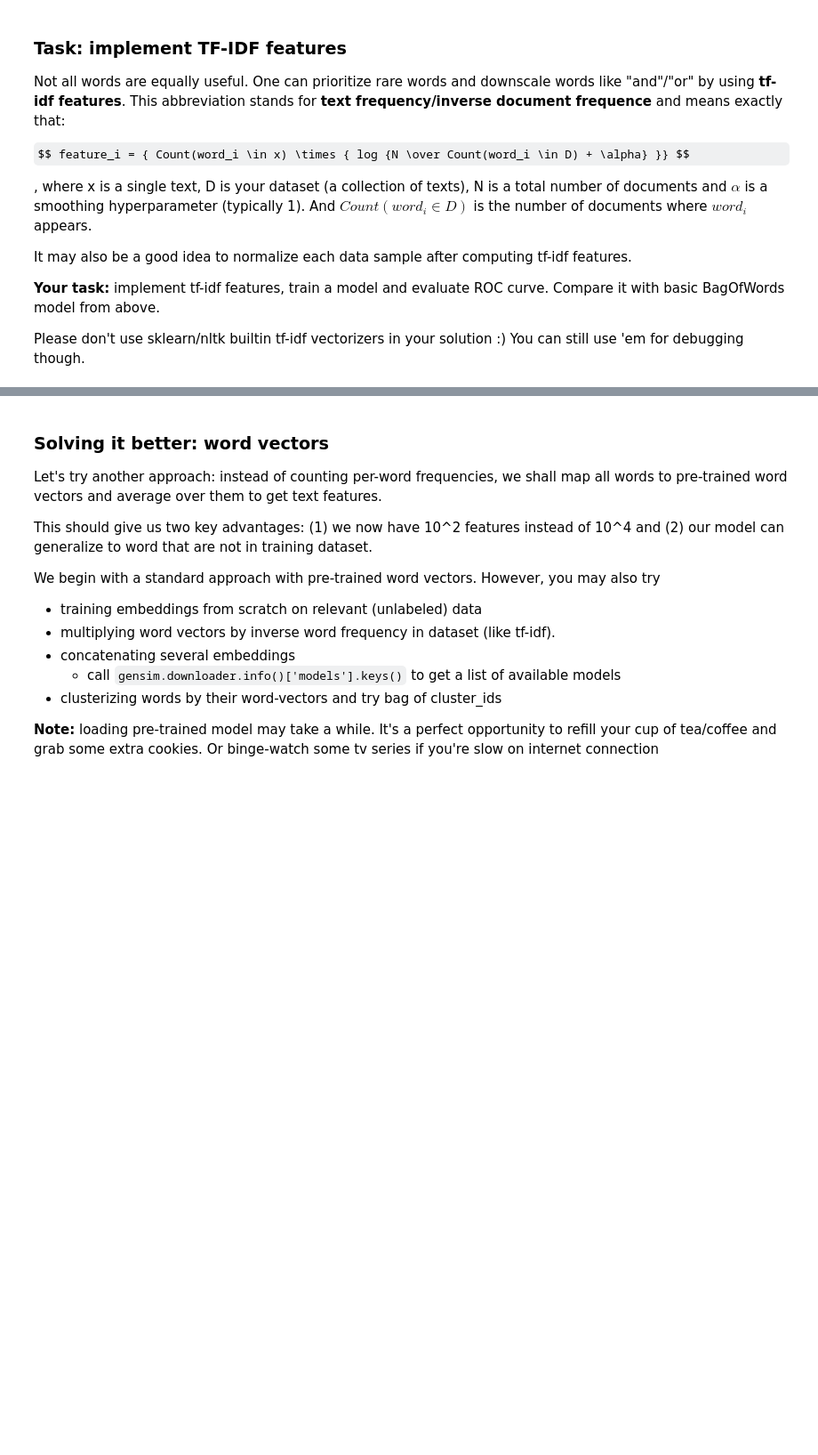
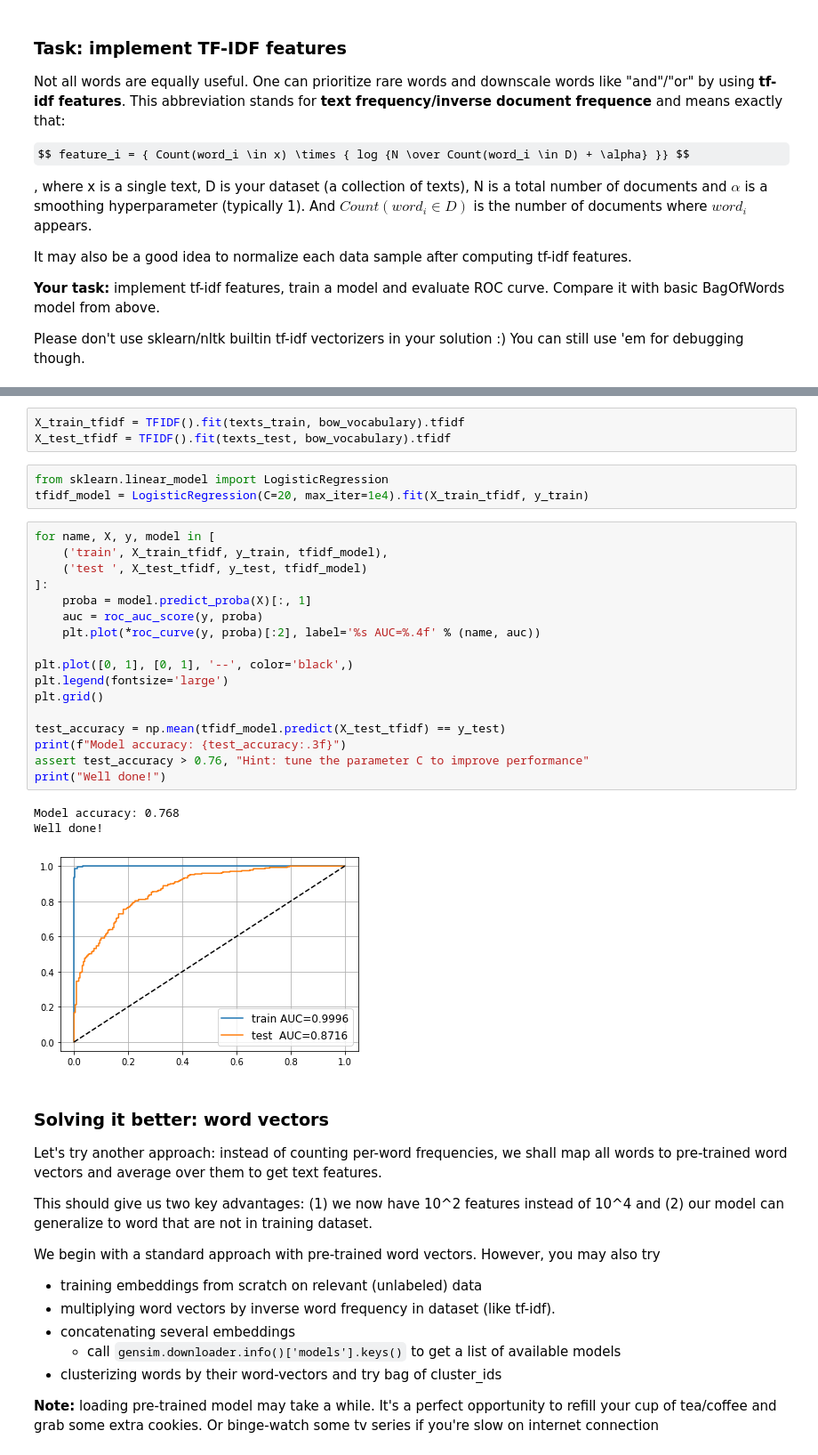
Before and after one commit to Dimfeel/nlp_course, a Jupyter notebook: week02_classification/homework_part1.ipynb, the cells around one changed output, grey strips where cells are left out. Shown: that part at 89% size. Saved outputs shown, nothing was run; the diff lists cells and outputs as text; some formulas as TeX source; blank space fills up the shorter version.

```diff
--- a/week02_classification/homework_part1.ipynb
+++ b/week02_classification/homework_part1.ipynb
@@ -369,3 +344,30 @@ array([None, None, None, None, None, None, None, None, None, None, None,
+# %%
+X_train_tfidf = TFIDF().fit(texts_train, bow_vocabulary).tfidf
+X_test_tfidf = TFIDF().fit(texts_test, bow_vocabulary).tfidf
+# %%
+from sklearn.linear_model import LogisticRegression
+tfidf_model = LogisticRegression(C=20, max_iter=1e4).fit(X_train_tfidf, y_train)
+# %%
+for name, X, y, model in [
+    ('train', X_train_tfidf, y_train, tfidf_model),
+    ('test ', X_test_tfidf, y_test, tfidf_model)
+]:
+    proba = model.predict_proba(X)[:, 1]
+    auc = roc_auc_score(y, proba)
+    plt.plot(*roc_curve(y, proba)[:2], label='%s AUC=%.4f' % (name, auc))
+
+plt.plot([0, 1], [0, 1], '--', color='black',)
+plt.legend(fontsize='large')
+plt.grid()
+
+test_accuracy = np.mean(tfidf_model.predict(X_test_tfidf) == y_test)
+print(f"Model accuracy: {test_accuracy:.3f}")
+assert test_accuracy > 0.76, "Hint: tune the parameter C to improve performance"
+print("Well done!")
+# %% [output]
+Model accuracy: 0.768
+Well done!
+[figure, added]
 # %% [markdown]
 ### Solving it better: word vectors
 
```
Also changed, not shown: parts of 7 cells of this notebook.
